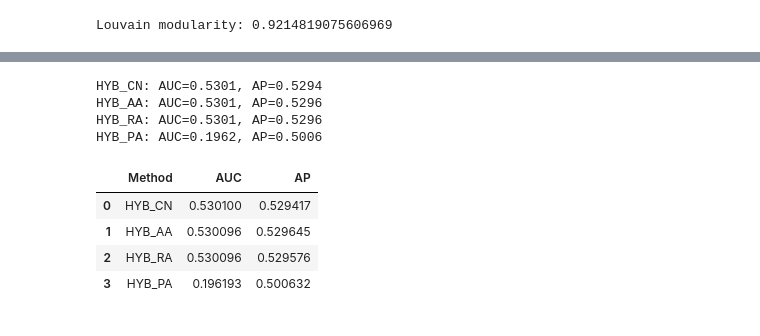
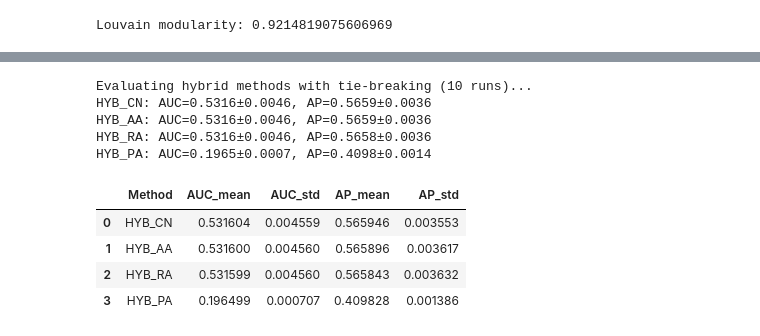
Before and after one commit to nhatthaiuit/SocialNetworkAnalysis, a Jupyter notebook: Code/MainCode.ipynb, the cells around one changed output, grey strips where cells are left out. Saved outputs shown, nothing was run; the diff lists cells and outputs as text; code cells hidden in the pictures.

```diff
--- a/Code/MainCode.ipynb
+++ b/Code/MainCode.ipynb
@@ -123,6 +123,9 @@ Connected components: 6118
 Global clustering coefficient: 0.3125395569620253
 # %%
 import random
+import numpy as np
+import warnings
+from sklearn.metrics import roc_auc_score, average_precision_score
 
 def sample_negative_edges(G, num_samples, node_pool=None, max_tries=100000):
     nodes = list(node_pool) if node_pool is not None else list(G.nodes())
@@ -136,7 +139,10 @@ def sample_negative_edges(G, num_samples, node_pool=None, max_tries=100000):
     return list(neg)
 
 def evaluate_lp(G_train, E_pos, score_func, num_neg=None, seed=42, node_pool=None):
+    """Evaluate link prediction with tie-breaking"""
     random.seed(seed)
+    np.random.seed(seed)
+
     if num_neg is None:
         num_neg = len(E_pos)
 
@@ -145,15 +151,24 @@ def evaluate_lp(G_train, E_pos, score_func, num_neg=None, seed=42, node_pool=Non
     y_true = [1]*len(E_pos) + [0]*len(E_neg)
     scores = []
 
+    # Compute scores
     for (u, v) in E_pos:
         scores.append(score_func(G_train, u, v))
     for (u, v) in E_neg:
         scores.append(score_func(G_train, u, v))
 
+    # Convert to numpy array
+    scores = np.array(scores)
+
+    # ADD SMALL RANDOM NOISE TO BREAK TIES
+    noise = np.random.uniform(0, 1e-10, len(scores))
+    scores_with_tiebreak = scores + noise
+
+    # Compute metrics
     with warnings.catch_warnings():
         warnings.simplefilter("ignore")
-        auc = roc_auc_score(y_true, scores)
-        ap  = average_precision_score(y_true, scores)
+        auc = roc_auc_score(y_true, scores_with_tiebreak)
+        ap = average_precision_score(y_true, scores_with_tiebreak)
 
     return auc, ap
 # %%
@@ -243,31 +287,52 @@ Louvain: AUC=0.5256, AP=0.5213
 # %%
+# Evaluate hybrid methods with multiple runs
 hyb_methods = [
     ("HYB_CN", HYB_CN),
     ("HYB_AA", HYB_AA),
     ("HYB_RA", HYB_RA),
     ("HYB_PA", HYB_PA),
 ]
 
+print("\nEvaluating hybrid methods with tie-breaking (10 runs)...")
 hyb_results = []
+
 for name, func in hyb_methods:
-    auc, ap = evaluate_lp(
-        G_train,
-        E_test_pos,
-        func,
-        node_pool=node_pool_train_active
-    )
-    print(f"{name}: AUC={auc:.4f}, AP={ap:.4f}")
-    hyb_results.append((name, auc, ap))
+    aucs = []
+    aps = []
 
-df_hyb = pd.DataFrame(hyb_results, columns=["Method", "AUC", "AP"])
+    for run in range(10):
+        auc, ap = evaluate_lp(
+            G_train, E_test_pos, func,
+            seed=42 + run,
+            node_pool=node_pool_train_active
+        )
+        aucs.append(auc)
+        aps.append(ap)
+
+    auc_mean = np.mean(aucs)
+    auc_std = np.std(aucs)
+    ap_mean = np.mean(aps)
+    ap_std = np.std(aps)
+
+    print(f"{name}: AUC={auc_mean:.4f}±{auc_std:.4f}, AP={ap_mean:.4f}±{ap_std:.4f}")
+    hyb_results.append({
+        'Method': name,
+        'AUC_mean': auc_mean,
+        'AUC_std': auc_std,
+        'AP_mean': ap_mean,
+        'AP_std': ap_std
+    })
+
+df_hyb = pd.DataFrame(hyb_results)
 df_hyb
 # %% [output]
-HYB_CN: AUC=0.5301, AP=0.5294
-HYB_AA: AUC=0.5301, AP=0.5296
-HYB_RA: AUC=0.5301, AP=0.5296
-HYB_PA: AUC=0.1962, AP=0.5006
+Evaluating hybrid methods with tie-breaking (10 runs)...
+HYB_CN: AUC=0.5316±0.0046, AP=0.5659±0.0036
+HYB_AA: AUC=0.5316±0.0046, AP=0.5659±0.0036
+HYB_RA: AUC=0.5316±0.0046, AP=0.5658±0.0036
+HYB_PA: AUC=0.1965±0.0007, AP=0.4098±0.0014
-|  | Method | AUC | AP |
-| 0 | HYB_CN | 0.530100 | 0.529417 |
-| 1 | HYB_AA | 0.530096 | 0.529645 |
-| 2 | HYB_RA | 0.530096 | 0.529576 |
-| 3 | HYB_PA | 0.196193 | 0.500632 |
+|  | Method | AUC_mean | AUC_std | AP_mean | AP_std |
+| 0 | HYB_CN | 0.531604 | 0.004559 | 0.565946 | 0.003553 |
+| 1 | HYB_AA | 0.531600 | 0.004560 | 0.565896 | 0.003617 |
+| 2 | HYB_RA | 0.531599 | 0.004560 | 0.565843 | 0.003632 |
+| 3 | HYB_PA | 0.196499 | 0.000707 | 0.409828 | 0.001386 |
```
Also changed, not shown: parts of 3 cells of this notebook, 3 other files.
